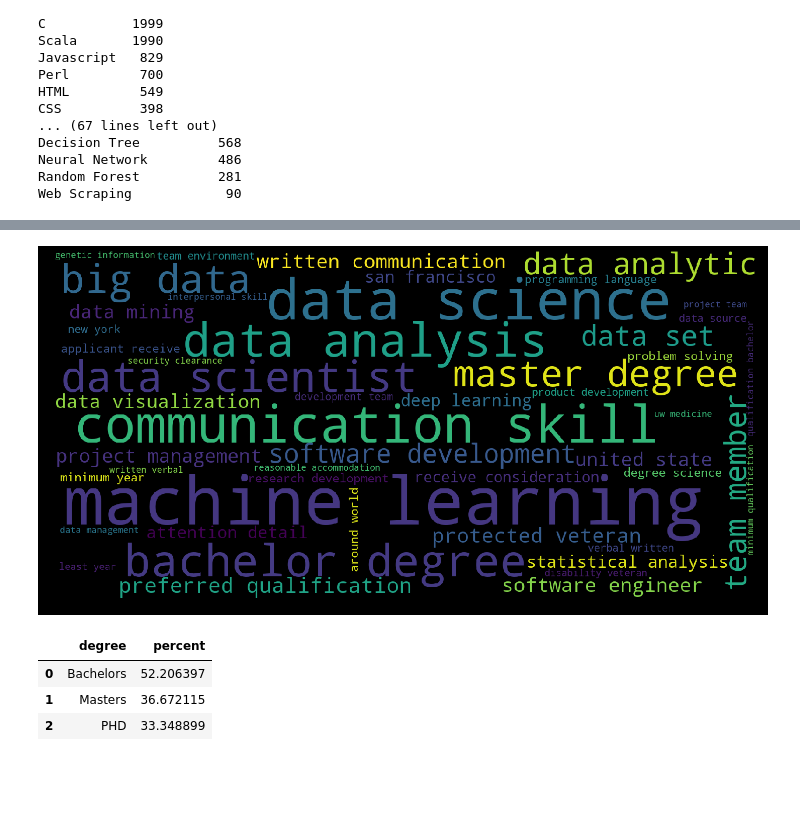
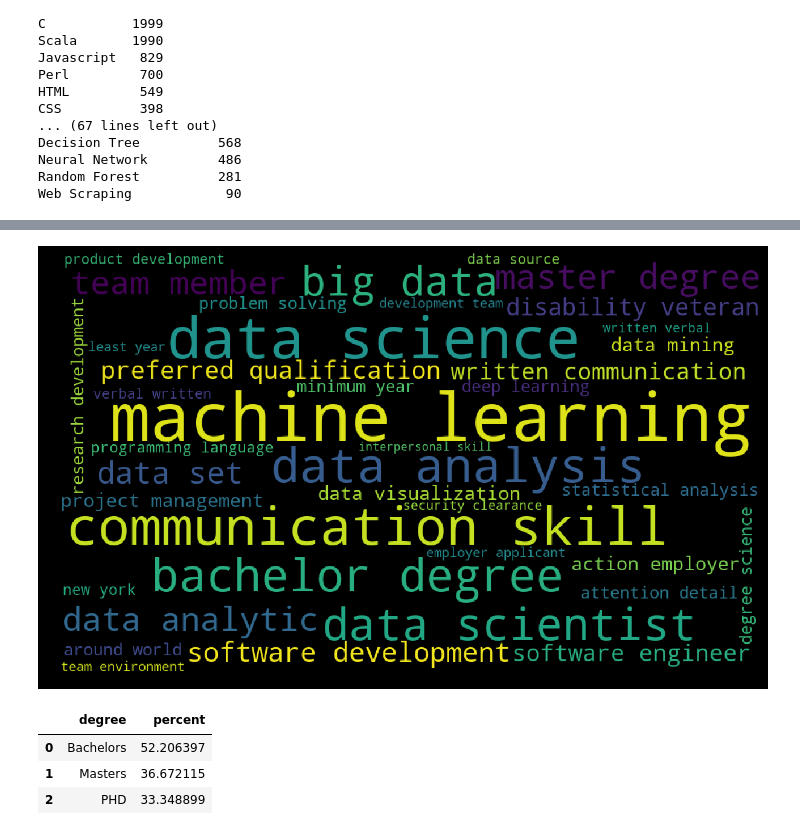
Before and after one commit to pradeep-krishnan/webscraping_jobs, a Jupyter notebook: datacleaning_and_eda.ipynb, the cells around one changed output, grey strips where cells are left out. Drawn from its saved outputs; the diff is of its cells as text; code cells hidden in the pictures; blank space fills up the shorter version.

```diff
--- a/datacleaning_and_eda.ipynb
+++ b/datacleaning_and_eda.ipynb
@@ -528,10 +529,11 @@ df['corp'] = df['corp'].apply(lambda x: re.sub('[^\w\s]','', x))
 stop = stopwords.words('english') + ['year', 'relevant', 'andor','race','color', 'applicant','opportunity','marital',\
                                      'status','gender','religion','etc', 'identity', 'expression', 'clinical', 'trial'
                                      'including', ' sexual','sexual', 'sex', 'must', 'include','well', 'need', 'various',\
-                                     'orientation', 'charge', 'de', 'la', 'year', 'responsibility','experience', 'equal', \
+                                     'orientation', 'charge', 'de', 'la', 'year', 'receive', 'consideration',\
+                                     'responsibility','experience', 'equal', 'san', 'francisco', 'year', 'minimum'\
                                      'employer', 'employment','national', 'origin','without', 'regard', 'program', 'support',\
                                      'use', 'provide', 'appropriate','user', 'closely', 'work', 'role', 'internal', 'external',\
-                                     'track','record',
+                                     'track','record', 'protected', 'veterean', 'united', 'state', \
                                     'based', 'required', 'company', 'working', 'ensure', 'ability', 'organization',\
                                      'successful','candidate', 'scientist','computer', 'best','practice',\
                                      'applicant','application', 'within', 'qualified','applicant','training',\
@@ -544,15 +546,14 @@ lem = WordNetLemmatizer()
 text = ''.join(df['corp'])
 text = ' '.join([lem.lemmatize(word) for word in text.split()])
 # %%
-wordcloud = WordCloud(width=1600, height=800, max_words=50).generate(text)
-# Open a plot of the generated image.
+wordcloud = WordCloud(width=1000, height=600, max_words=40).generate(text)
 plt.figure( figsize=(20,10), facecolor='k')
 plt.imshow(wordcloud)
 plt.axis("off")
 plt.tight_layout(pad=0)
 plt.show()
 # %% [output]
-[figure, old version]
+[figure, new version]
 # %%
 # degrees
 
```
Also changed, not shown: parts of 8 cells of this notebook, 1 other file.
